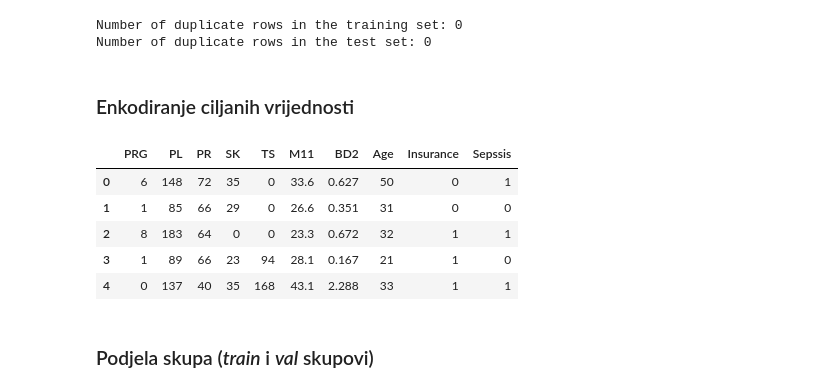
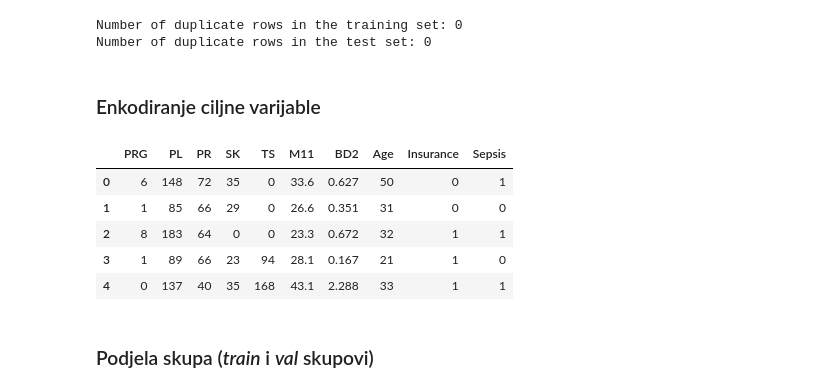
Before and after one commit to dsabljic/Sepsis-Classification, a Jupyter notebook: Sepsis Classification.ipynb, the cells around one changed output. Saved outputs shown, nothing was run; the diff lists cells and outputs as text; code cells hidden in the pictures.

```diff
--- a/Sepsis Classification.ipynb
+++ b/Sepsis Classification.ipynb
@@ -34,6 +34,8 @@ sns.set()
 # %%
 train = pd.read_csv('./data/train.csv')
 test = pd.read_csv('./data/test.csv')
+# %%
+train.rename(columns = {'Sepssis': 'Sepsis'}, inplace = True)
 # %%
 train.head()
 # %% [output]
@@ -787,7 +627,7 @@ print(f'Number of duplicate rows in the test set: {test[test.duplicated()].shape
 Number of duplicate rows in the training set: 0
 Number of duplicate rows in the test set: 0
 # %% [markdown]
-### Enkodiranje ciljanih vrijednosti
+### Enkodiranje ciljne varijable
 # %%
 def encode_target_variable(data, target_variable):
     label_encoder = LabelEncoder()
@@ -799,10 +639,10 @@ def encode_target_variable(data, target_variable):
 
     return data_encoded
 # %%
-train_encoded = encode_target_variable(train, 'Sepssis')
+train_encoded = encode_target_variable(train, 'Sepsis')
 train_encoded.head()
 # %% [output]
-|  | PRG | PL | PR | SK | TS | M11 | BD2 | Age | Insurance | Sepssis |
+|  | PRG | PL | PR | SK | TS | M11 | BD2 | Age | Insurance | Sepsis |
 | 0 | 6 | 148 | 72 | 35 | 0 | 33.6 | 0.627 | 50 | 0 | 1 |
 | 1 | 1 | 85 | 66 | 29 | 0 | 26.6 | 0.351 | 31 | 0 | 0 |
 | 2 | 8 | 183 | 64 | 0 | 0 | 23.3 | 0.672 | 32 | 1 | 1 |
```
Also changed, not shown: parts of 38 cells of this notebook.
